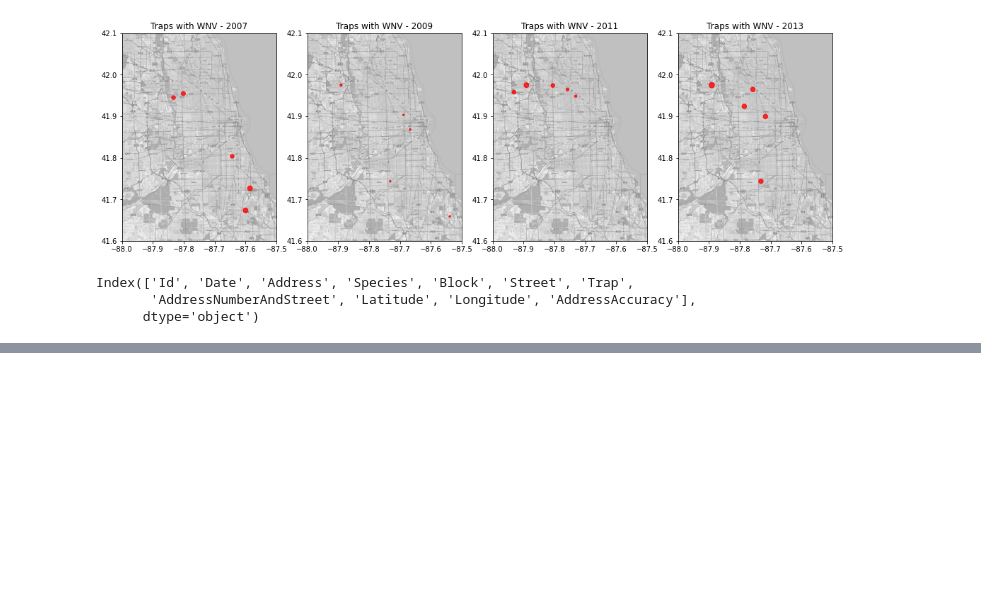
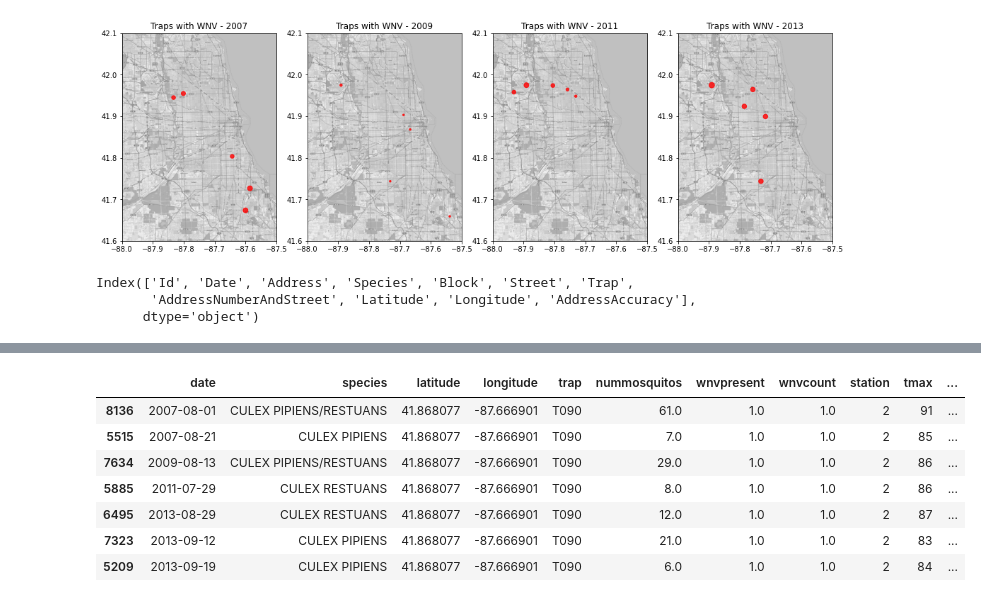
Before and after one commit to msamhz/GA-Project_4, a Jupyter notebook: code/test_data.ipynb, the cells around one changed output, grey strips where cells are left out. Drawn from its saved outputs; the diff is of its cells as text; code cells hidden in the pictures; blank space fills up the shorter version.

```diff
--- a/code/test_data.ipynb
+++ b/code/test_data.ipynb
@@ -682,0 +1012,17 @@ trap = v.groupby(['trap', 'longitude', 'latitude'], as_index=False).count()
+# %%
+# create time related features
+
+merge_df['date']=pd.to_datetime(merge_df['date'])
+merge_df['year'] = merge_df['date'].dt.year
+merge_df['month'] = merge_df['date'].dt.month
+merge_df['week'] = merge_df['date'].dt.isocalendar().week
+
+# subset required columns and rows
+betw_year = merge_df[['trap', 'year', 'wnvpresent', 'wnvcount']]
+betw_year = betw_year.loc[betw_year['wnvpresent']>0,:]           # only rows where wnv is present
+
+# Collapse by trap and year
+betw_year = betw_year.groupby(['trap', 'year'], as_index=False)[['wnvpresent', 'wnvcount']]\
+.sum().sort_values(['year','wnvpresent'], ascending=False)
+
+ay = betw_year.groupby(['trap'], as_index=False)['wnvpresent',].sum()
@@ -682,0 +1049,11 @@ trap = v.groupby(['trap', 'longitude', 'latitude'], as_index=False).count()
+# %%
+merge_df.loc[(merge_df['trap']=='T090')&(merge_df['wnvpresent']==1),:].sort_values('date')
+# %% [output]
+|  | date | species | latitude | longitude | trap | nummosquitos | wnvpresent | wnvcount | station | tmax | ... |
+| 8136 | 2007-08-01 | CULEX PIPIENS/RESTUANS | 41.868077 | -87.666901 | T090 | 61.0 | 1.0 | 1.0 | 2 | 91 | ... |
+| 5515 | 2007-08-21 | CULEX PIPIENS | 41.868077 | -87.666901 | T090 | 7.0 | 1.0 | 1.0 | 2 | 85 | ... |
+| 7634 | 2009-08-13 | CULEX PIPIENS/RESTUANS | 41.868077 | -87.666901 | T090 | 29.0 | 1.0 | 1.0 | 2 | 86 | ... |
+| 5885 | 2011-07-29 | CULEX RESTUANS | 41.868077 | -87.666901 | T090 | 8.0 | 1.0 | 1.0 | 2 | 86 | ... |
+| 6495 | 2013-08-29 | CULEX RESTUANS | 41.868077 | -87.666901 | T090 | 12.0 | 1.0 | 1.0 | 2 | 87 | ... |
+| 7323 | 2013-09-12 | CULEX PIPIENS | 41.868077 | -87.666901 | T090 | 21.0 | 1.0 | 1.0 | 2 | 83 | ... |
+| 5209 | 2013-09-19 | CULEX PIPIENS | 41.868077 | -87.666901 | T090 | 6.0 | 1.0 | 1.0 | 2 | 84 | ... |
```
Also changed, not shown: parts of 29 cells of this notebook, 8 other files.
